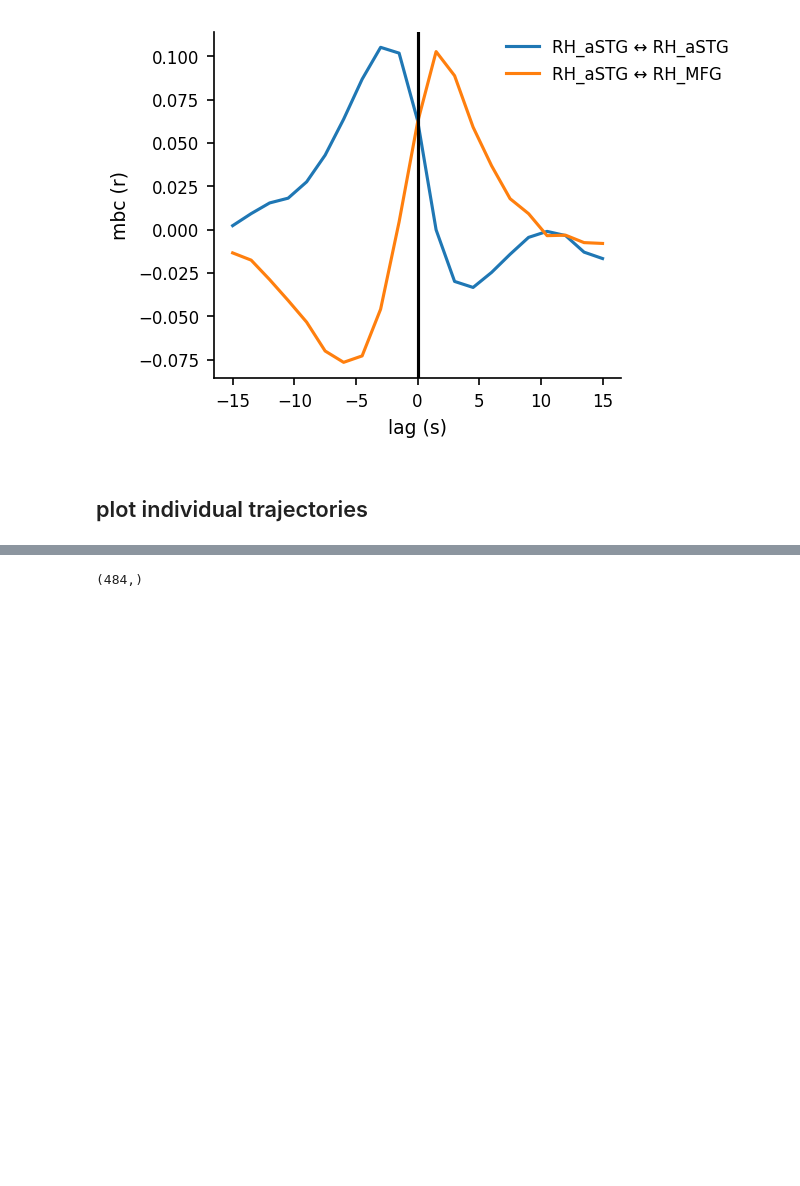
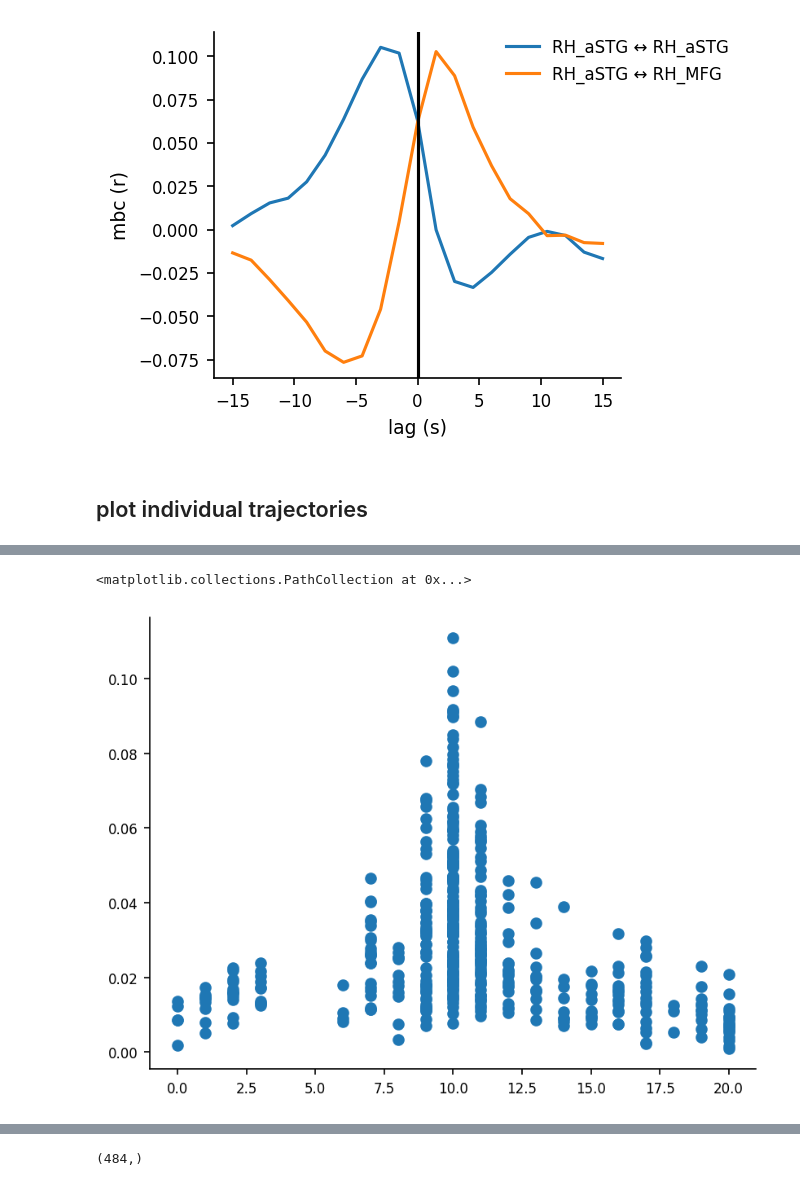
Before and after one commit to YeajuDianaKim394/EncodingModels, a Jupyter notebook: code/figure5-mbc-lags.ipynb, the cells around one changed output, grey strips where cells are left out. Cells and saved outputs as stored; diff of their text form; code cells hidden in the pictures; blank space fills up the shorter version.

```diff
--- a/code/figure5-mbc-lags.ipynb
+++ b/code/figure5-mbc-lags.ipynb
@@ -381,0 +512,5 @@ fig.show()
+# %%
+plt.scatter(df.peak_lag, df.peak_r)
+# %% [output]
+<matplotlib.collections.PathCollection at 0x...>
+[figure, added]
```
Also changed, not shown: parts of 25 cells of this notebook, 13 other files.
